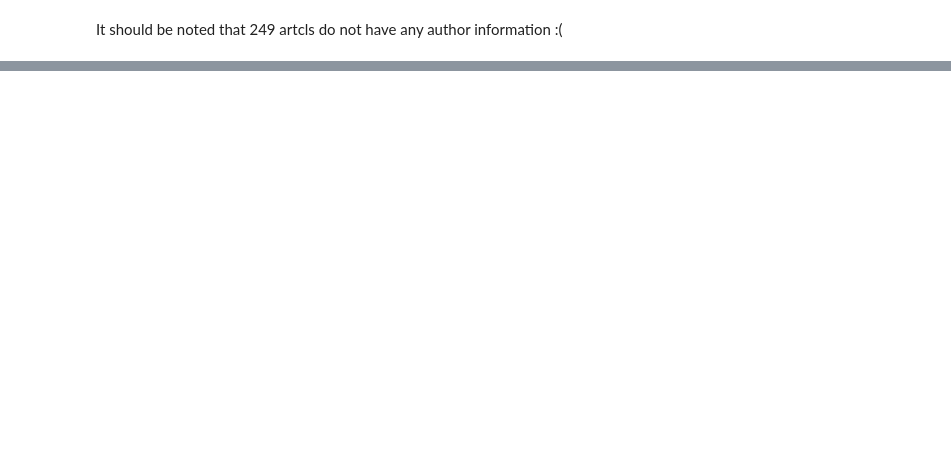
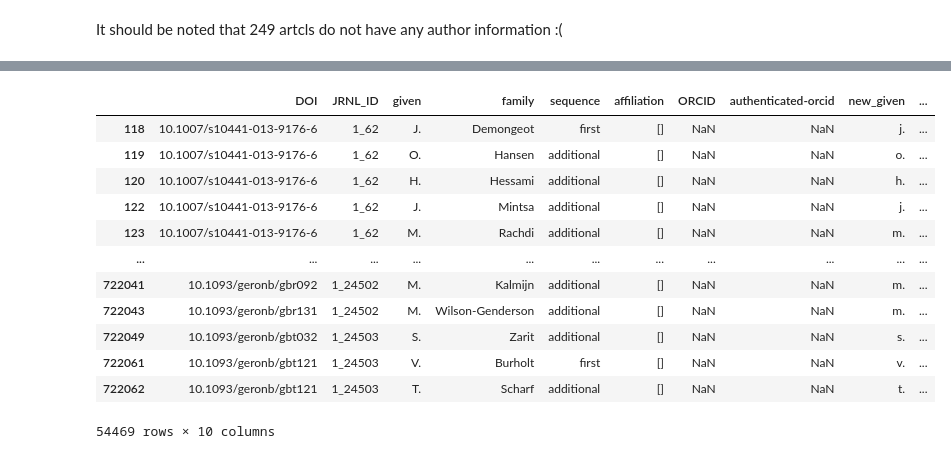
Before and after one commit to Oz-like-the-Wizard/Investigating-the-delay-times-in-academic-publishing, a Jupyter notebook: part7d-creating_author_df.ipynb, the cells around one changed output, grey strips where cells are left out. Cells and saved outputs as stored; diff of their text form; code cells hidden in the pictures; blank space fills up the shorter version.

```diff
--- a/part7d-creating_author_df.ipynb
+++ b/part7d-creating_author_df.ipynb
@@ -54,0 +152,29 @@ Need to add Subj. Area colm. from jrnl_df for Scopus API:
+# %%
+# Case 3: AC
+q1_author_df.loc[q1_author_df.given.map(lambda x: bool(re.match("^[A-Z]{2}$", x))),"new_given"] = q1_author_df[q1_author_df.given.map(lambda x: bool(re.match("^[A-Z]{2}$", x)))].given.map(lambda x: x[0] + ". " + x[1] + ".")
+# %%
+# Case 4: A C
+q1_author_df.loc[q1_author_df.given.map(lambda x: bool(re.match("^[A-Z]\s[A-Z]$", x))),"new_given"] = q1_author_df[q1_author_df.given.map(lambda x: bool(re.match("^[A-Z]\s[A-Z]$", x)))].given.map(lambda x: x.replace(" ", ". ") + ".")
+# %%
+# Case 5: A.C.
+q1_author_df.loc[q1_author_df.given.map(lambda x: bool(re.match("^[A-Z]\.[A-Z]\.$", x))), "new_given"] = q1_author_df[q1_author_df.given.map(lambda x: bool(re.match("^[A-Z]\.[A-Z]\.$", x)))].given.map(lambda x: x.replace(".", ". ").strip())
+# %%
+# Single letter nanmes:
+q1_author_df.loc[q1_author_df.given.map(lambda x: bool(re.match("^[A-Z]$", x))),"new_given"] = q1_author_df[q1_author_df.given.map(lambda x: bool(re.match("^[A-Z]$", x)))].given.map(lambda x: x + ".")
+# %%
+# Single letter nanmes:
+q1_author_df[q1_author_df.given.map(lambda x: bool(re.match("^[A-Z]\.$", x)))]
+# %% [output]
+|  | DOI | JRNL_ID | given | family | sequence | affiliation | ORCID | authenticated-orcid | new_given | ... |
+| 118 | 10.1007/s10441-013-9176-6 | 1_62 | J. | Demongeot | first | [] | NaN | NaN | j. | ... |
+| 119 | 10.1007/s10441-013-9176-6 | 1_62 | O. | Hansen | additional | [] | NaN | NaN | o. | ... |
+| 120 | 10.1007/s10441-013-9176-6 | 1_62 | H. | Hessami | additional | [] | NaN | NaN | h. | ... |
+| 122 | 10.1007/s10441-013-9176-6 | 1_62 | J. | Mintsa | additional | [] | NaN | NaN | j. | ... |
+| 123 | 10.1007/s10441-013-9176-6 | 1_62 | M. | Rachdi | additional | [] | NaN | NaN | m. | ... |
+| ... | ... | ... | ... | ... | ... | ... | ... | ... | ... | ... |
+| 722041 | 10.1093/geronb/gbr092 | 1_24502 | M. | Kalmijn | additional | [] | NaN | NaN | m. | ... |
+| 722043 | 10.1093/geronb/gbr131 | 1_24502 | M. | Wilson-Genderson | additional | [] | NaN | NaN | m. | ... |
+| 722049 | 10.1093/geronb/gbt032 | 1_24503 | S. | Zarit | additional | [] | NaN | NaN | s. | ... |
+| 722061 | 10.1093/geronb/gbt121 | 1_24503 | V. | Burholt | first | [] | NaN | NaN | v. | ... |
+| 722062 | 10.1093/geronb/gbt121 | 1_24503 | T. | Scharf | additional | [] | NaN | NaN | t. | ... |
+54469 rows × 10 columns
```
Also changed, not shown: parts of 87 cells of this notebook, 4 other files.
